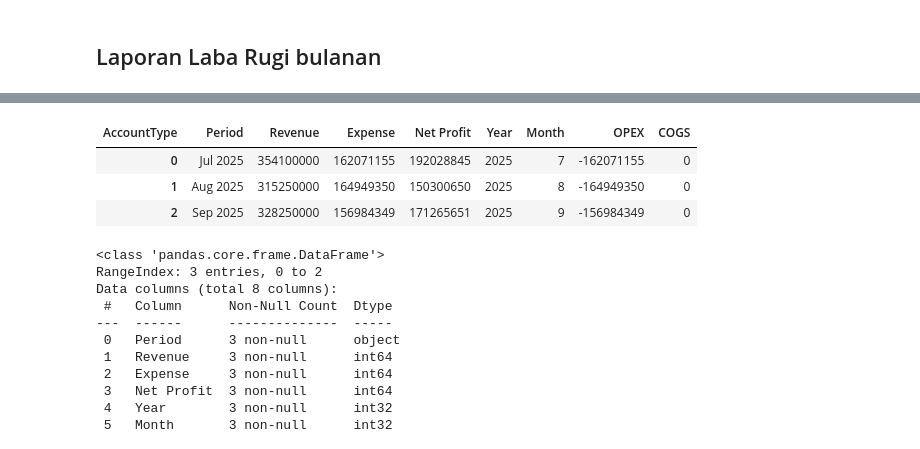
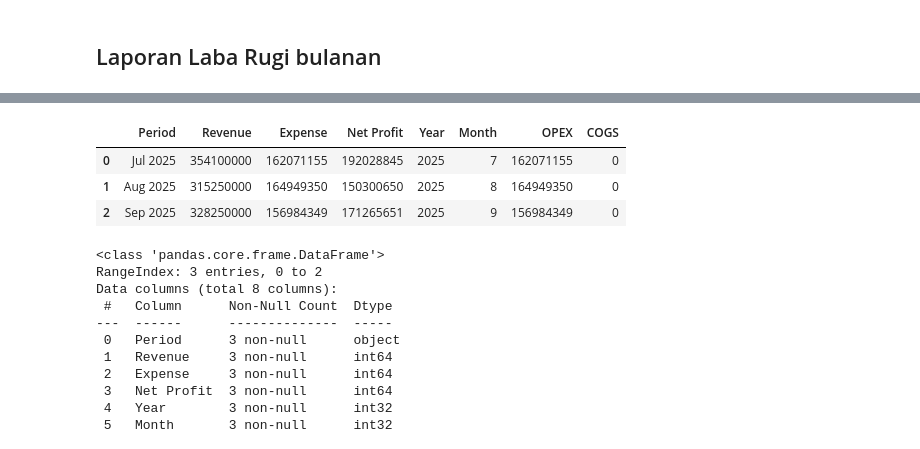
Before and after one commit to azizp128/financial-management-dashboard, a Jupyter notebook: notebook.ipynb, the cells around one changed output, grey strips where cells are left out. Saved outputs shown, nothing was run; the diff lists cells and outputs as text; code cells hidden in the pictures.

```diff
--- a/notebook.ipynb
+++ b/notebook.ipynb
@@ -433,3 +436,25 @@ if unused_in_transactions:
 # Automation
 # %% [markdown]
 ## Laporan Laba Rugi bulanan
+# %%
+# Daftar AccountType yang diharapkan (berdasarkan COA)
+expected_types = list(set(pd.read_excel("datasets/mapping_coa.xlsx")['AccountType']))  # ['Revenue', 'OPEX', 'COGS']
+
+# Deteksi akun yang diharapkan tapi tidak ada di transaksi
+missing_accounts = [acct for acct in expected_types if acct not in transactions_merged['AccountType'].unique()]
+
+if missing_accounts:
+    print("⚠️ Warning: Ada akun yang tidak muncul di transaksi bulan ini:", missing_accounts)
+else:
+    print("✅ Semua akun utama (Revenue, OPEX, COGS) ada di data transaksi.")
+
+# Pivot transaksi berdasarkan AccountType
+pnl = transactions_merged.pivot_table(
+    index=['Year', 'Month'],
+    columns='AccountType',
+    values='Amount',
+    aggfunc='sum',
+    fill_value=0
+).reset_index()
+pnl.columns.name = None
+pnl
@@ -436,31 +467,12 @@ if unused_in_transactions:
 # %%
-# Daftar AccountType yang diharapkan (berdasarkan COA)
-expected_types = list(set(pd.read_excel("03. Mapping_COA.xlsx")['AccountType']))  # ['Revenue', 'OPEX', 'COGS']
-
-# Deteksi akun yang diharapkan tapi tidak ada di transaksi
-missing_accounts = [acct for acct in expected_types if acct not in transactions_merged['AccountType'].unique()]
-
-if missing_accounts:
-    print("⚠️ Warning: Ada akun yang tidak muncul di transaksi bulan ini:", missing_accounts)
-else:
-    print("✅ Semua akun utama (Revenue, OPEX, COGS) ada di data transaksi.")
-
-# Pivot transaksi berdasarkan AccountType
-pnl = transactions_merged.pivot_table(
-    index=['Year', 'Month'],
-    columns='AccountType',
-    values='Amount',
-    aggfunc='sum',
-    fill_value=0
-).reset_index()
-
 # Pastikan semua tipe akun yang diharapkan muncul, walaupun 0
 for acct in expected_types:
     if acct not in pnl.columns:
         pnl[acct] = 0  # tambahkan kolom kosong
 
 # Hitung Expense = OPEX + COGS
-pnl['Expense'] = abs(pnl['OPEX'] + pnl['COGS'])
+pnl['OPEX'] = abs(pnl.get('OPEX', 0))
+pnl['Expense'] = abs(pnl.get('OPEX', 0) + pnl.get('COGS', 0))
 
 # Hitung Net Profit = Revenue - Expense
 pnl['Net Profit'] = pnl['Revenue'] - pnl['Expense']
@@ -481,7 +492,7 @@ pnl_final.head()
-| AccountType | Period | Revenue | Expense | Net Profit | Year | Month | OPEX | COGS |
-| 0 | Jul 2025 | 354100000 | 162071155 | 192028845 | 2025 | 7 | -162071155 | 0 |
-| 1 | Aug 2025 | 315250000 | 164949350 | 150300650 | 2025 | 8 | -164949350 | 0 |
-| 2 | Sep 2025 | 328250000 | 156984349 | 171265651 | 2025 | 9 | -156984349 | 0 |
+|  | Period | Revenue | Expense | Net Profit | Year | Month | OPEX | COGS |
+| 0 | Jul 2025 | 354100000 | 162071155 | 192028845 | 2025 | 7 | 162071155 | 0 |
+| 1 | Aug 2025 | 315250000 | 164949350 | 150300650 | 2025 | 8 | 164949350 | 0 |
+| 2 | Sep 2025 | 328250000 | 156984349 | 171265651 | 2025 | 9 | 156984349 | 0 |
 # %%
 pnl_final.info()
 # %% [output]
```
Also changed, not shown: parts of 44 cells of this notebook, 2 other files.
